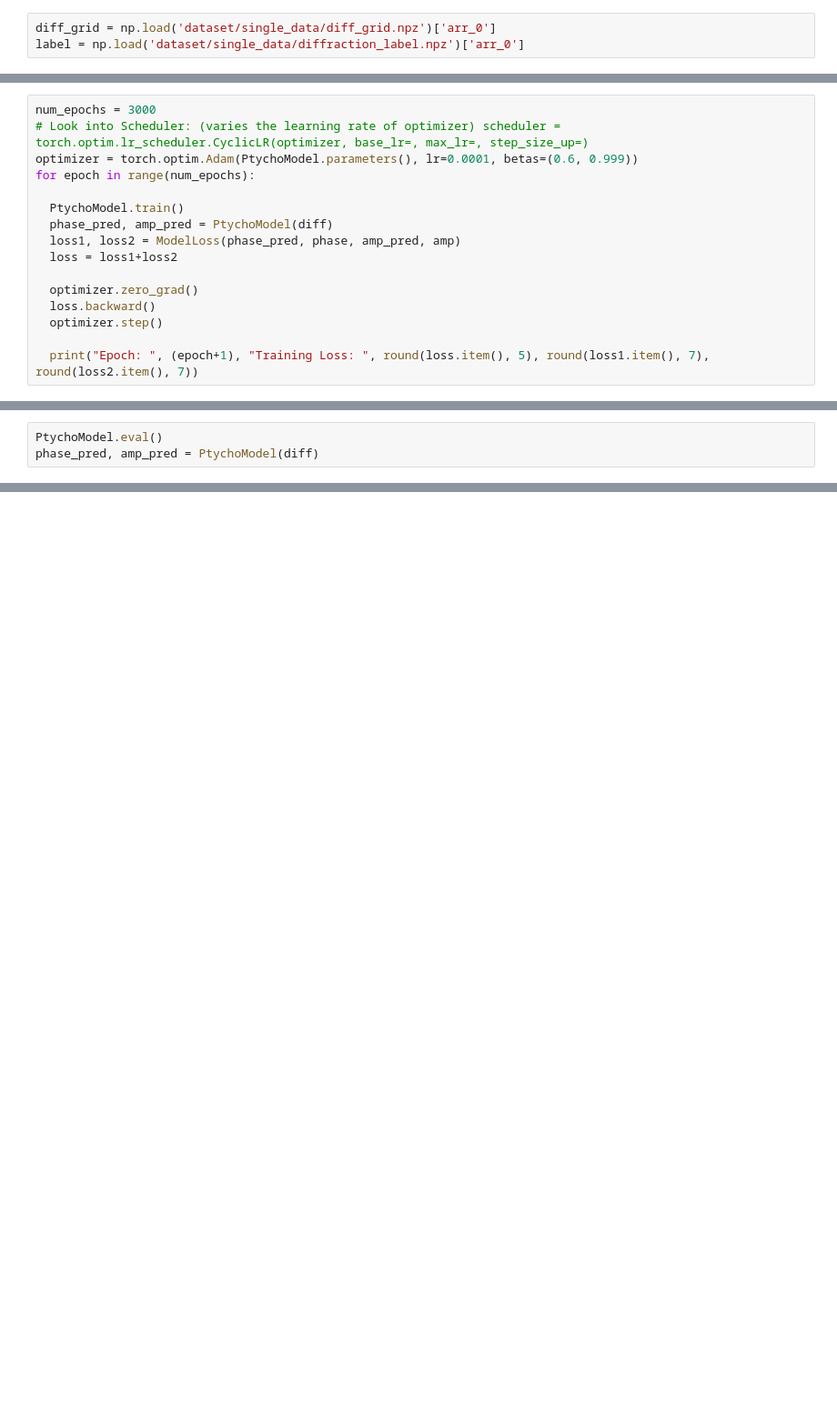
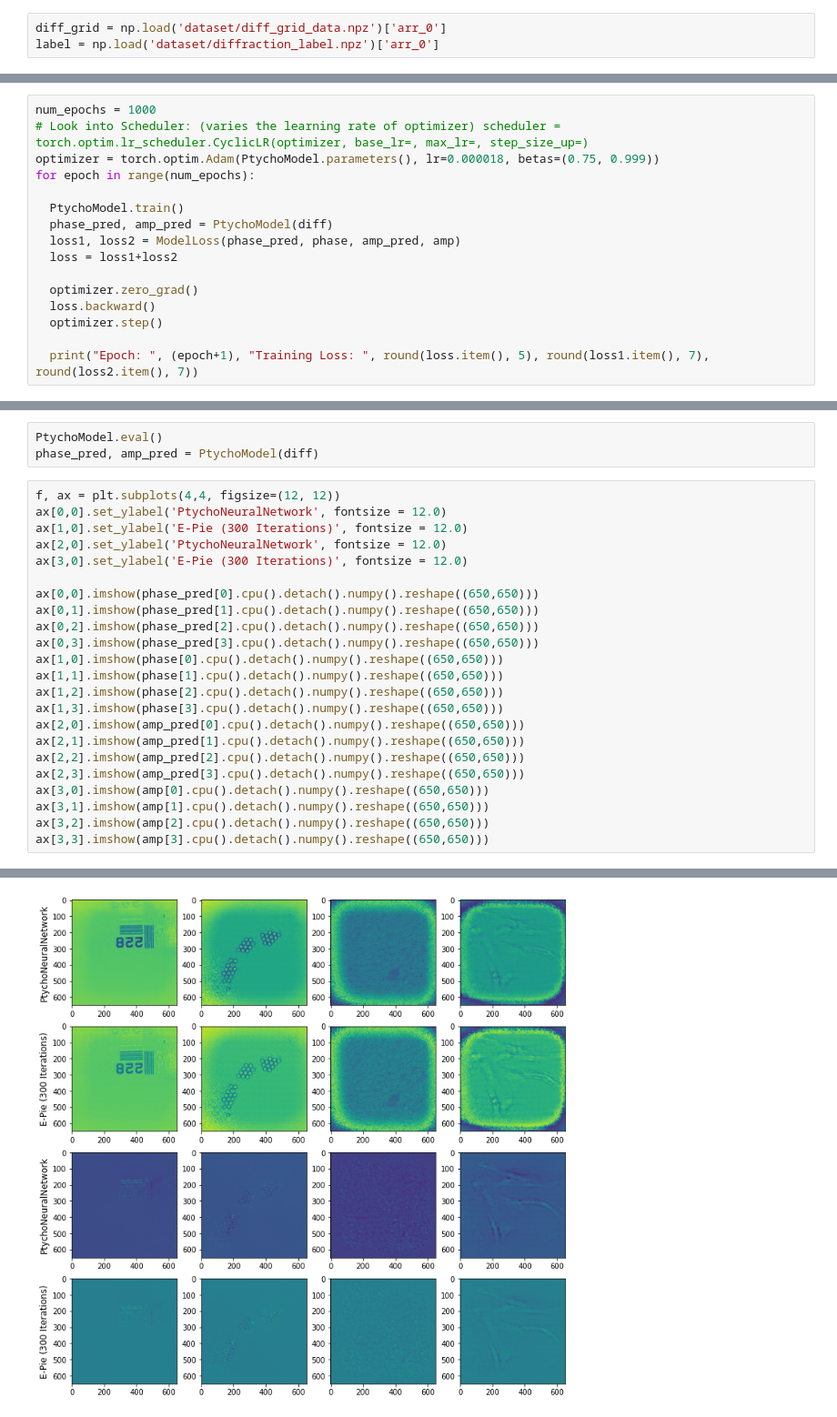
Before and after one commit to nakahatar111/ptychography, a Jupyter notebook: NeuralNet.ipynb, the cells around one changed output, grey strips where cells are left out. Shown at 91% size. Drawn from its saved outputs; the diff is of its cells as text; blank space fills up the shorter version.

Commit message:
update neural network

```diff
--- a/NeuralNet.ipynb
+++ b/NeuralNet.ipynb
@@ -22,8 +20,8 @@ device
 # %% [markdown]
 Load Data
 # %%
-diff_grid = np.load('dataset/single_data/diff_grid.npz')['arr_0']
-label = np.load('dataset/single_data/diffraction_label.npz')['arr_0']
+diff_grid = np.load('dataset/diff_grid_data.npz')['arr_0']
+label = np.load('dataset/diffraction_label.npz')['arr_0']
 # %% [markdown]
 Model
 # %% [markdown]
@@ -146,9 +123,9 @@ diff = torch.tensor(diff_grid,device=device).float()
 phase = torch.tensor(label[:, 0],device=device).float()
 amp = torch.tensor(label[:, 1],device=device).float()
 # %%
-num_epochs = 3000
+num_epochs = 1000
 # Look into Scheduler: (varies the learning rate of optimizer) scheduler = torch.optim.lr_scheduler.CyclicLR(optimizer, base_lr=, max_lr=, step_size_up=)
-optimizer = torch.optim.Adam(PtychoModel.parameters(), lr=0.0001, betas=(0.6, 0.999))
+optimizer = torch.optim.Adam(PtychoModel.parameters(), lr=0.000018, betas=(0.75, 0.999))
 for epoch in range(num_epochs):
 
   PtychoModel.train()
@@ -182,3 +159,27 @@ Epoch:  3000 Training Loss:  0.146 0.1455053 0.0004932
 # %%
 PtychoModel.eval()
 phase_pred, amp_pred = PtychoModel(diff)
+# %%
+f, ax = plt.subplots(4,4, figsize=(12, 12))
+ax[0,0].set_ylabel('PtychoNeuralNetwork', fontsize = 12.0)
+ax[1,0].set_ylabel('E-Pie (300 Iterations)', fontsize = 12.0)
+ax[2,0].set_ylabel('PtychoNeuralNetwork', fontsize = 12.0)
+ax[3,0].set_ylabel('E-Pie (300 Iterations)', fontsize = 12.0)
+
+ax[0,0].imshow(phase_pred[0].cpu().detach().numpy().reshape((650,650)))
+ax[0,1].imshow(phase_pred[1].cpu().detach().numpy().reshape((650,650)))
+ax[0,2].imshow(phase_pred[2].cpu().detach().numpy().reshape((650,650)))
+ax[0,3].imshow(phase_pred[3].cpu().detach().numpy().reshape((650,650)))
+ax[1,0].imshow(phase[0].cpu().detach().numpy().reshape((650,650)))
+ax[1,1].imshow(phase[1].cpu().detach().numpy().reshape((650,650)))
+ax[1,2].imshow(phase[2].cpu().detach().numpy().reshape((650,650)))
+ax[1,3].imshow(phase[3].cpu().detach().numpy().reshape((650,650)))
+ax[2,0].imshow(amp_pred[0].cpu().detach().numpy().reshape((650,650)))
+ax[2,1].imshow(amp_pred[1].cpu().detach().numpy().reshape((650,650)))
+ax[2,2].imshow(amp_pred[2].cpu().detach().numpy().reshape((650,650)))
+ax[2,3].imshow(amp_pred[3].cpu().detach().numpy().reshape((650,650)))
+ax[3,0].imshow(amp[0].cpu().detach().numpy().reshape((650,650)))
+ax[3,1].imshow(amp[1].cpu().detach().numpy().reshape((650,650)))
+ax[3,2].imshow(amp[2].cpu().detach().numpy().reshape((650,650)))
+ax[3,3].imshow(amp[3].cpu().detach().numpy().reshape((650,650)))
+# %% [output]
@@ -185,3 +187,4 @@ phase_pred, amp_pred = PtychoModel(diff)
+[figure, added]
 # %%
 f, ax = plt.subplots(2,2, figsize=(11, 10))
 ax[0,0].set_ylabel('PtychoNeuralNetwork', fontsize = 20.0)
```
Also changed, not shown: parts of 12 cells of this notebook, 6 other files.
